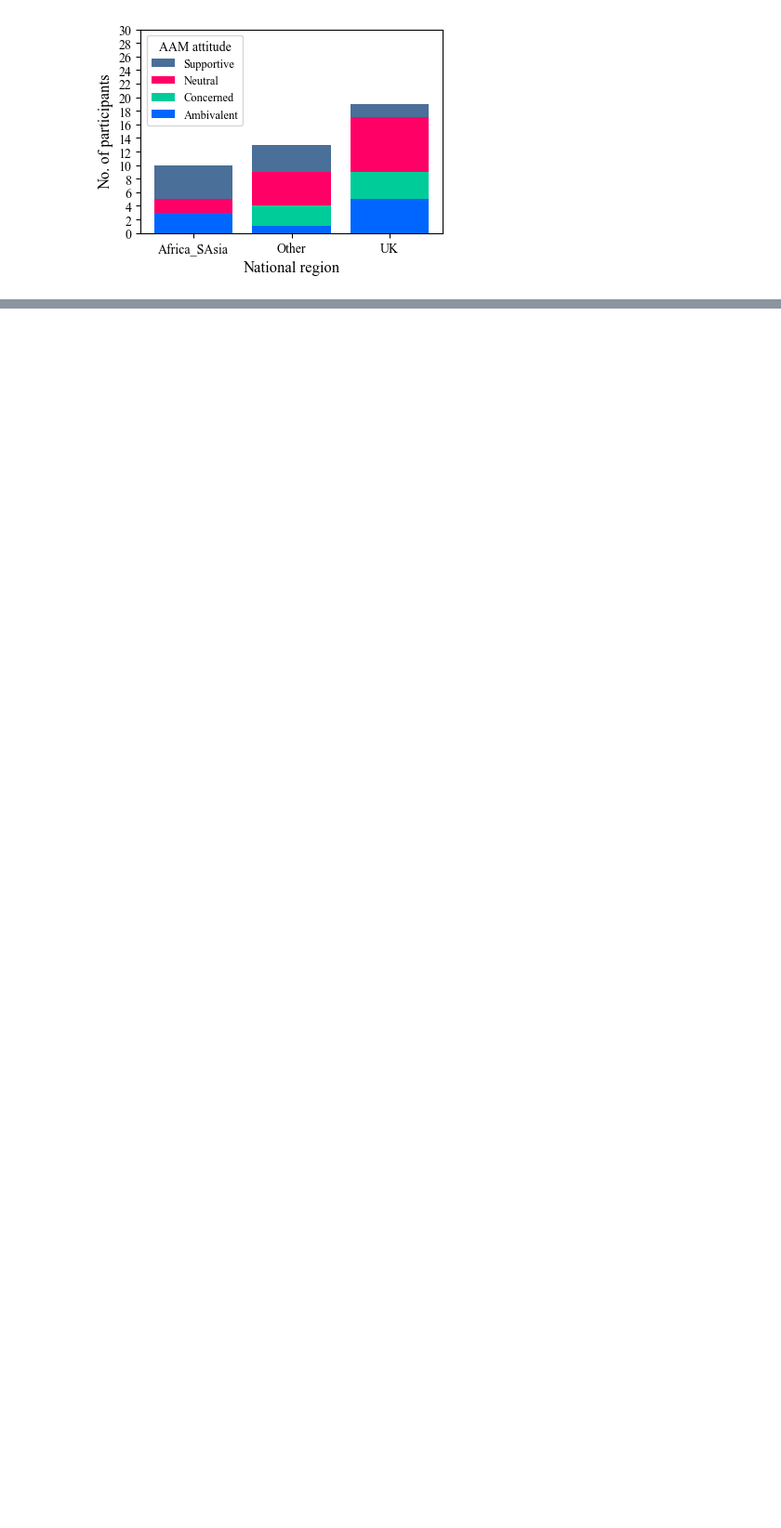
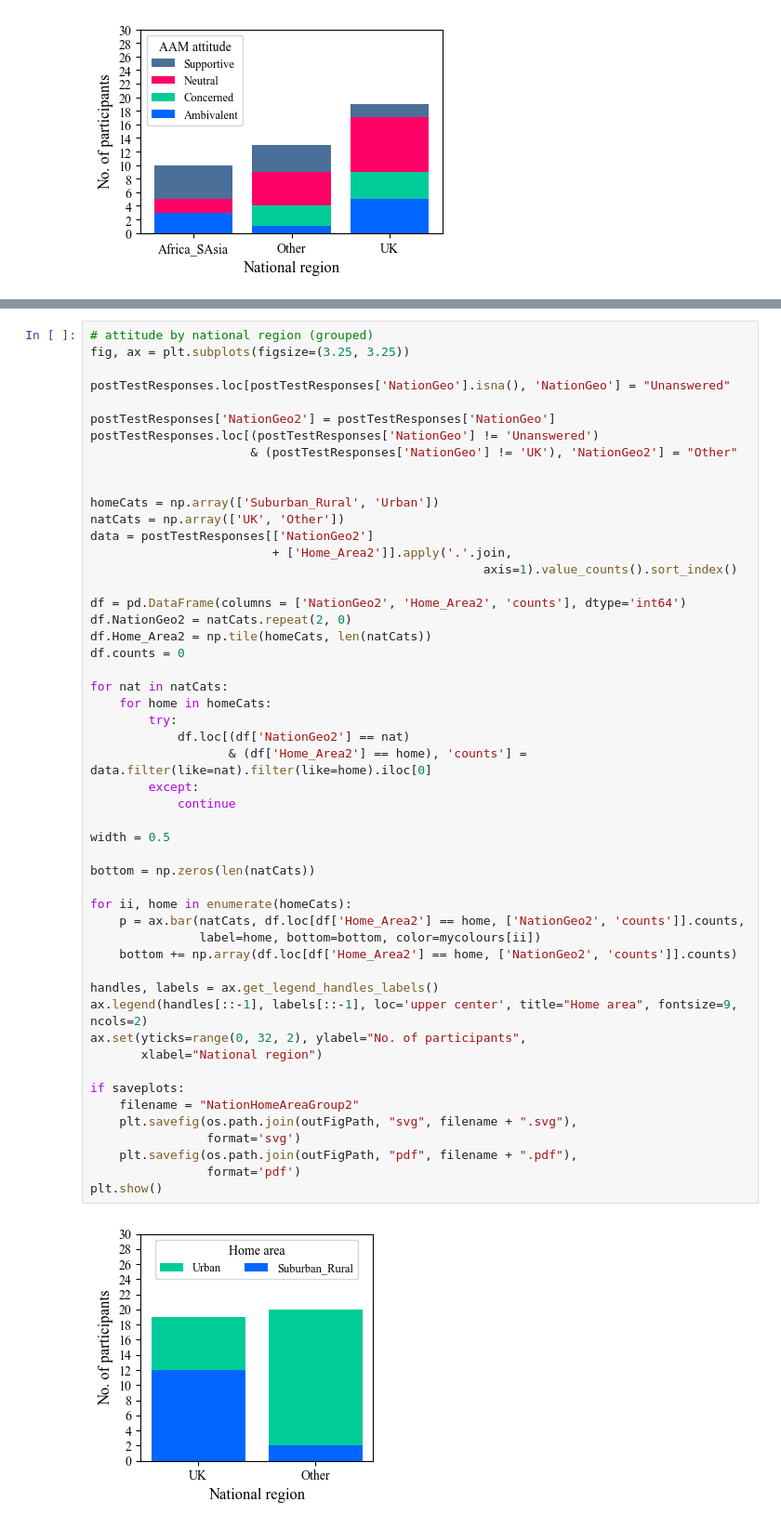
Before and after one commit to acoustics-code-salford/refmap-psychoacoustics, a Jupyter notebook: src/refmap_psychoacoustics/notebooks/refmap_listest1_analysis_EDA_check+sample.ipynb, the cells around one changed output, grey strips where cells are left out. Shown at 93% size. Drawn from its saved outputs; the diff is of its cells as text; blank space fills up the shorter version.

```diff
--- a/src/refmap_psychoacoustics/notebooks/refmap_listest1_analysis_EDA_check+sample.ipynb
+++ b/src/refmap_psychoacoustics/notebooks/refmap_listest1_analysis_EDA_check+sample.ipynb
@@ -1089,0 +1092,53 @@ plt.show()
+# %%
+# attitude by national region (grouped)
+fig, ax = plt.subplots(figsize=(3.25, 3.25))
+
+postTestResponses.loc[postTestResponses['NationGeo'].isna(), 'NationGeo'] = "Unanswered"
+
+postTestResponses['NationGeo2'] = postTestResponses['NationGeo']
+postTestResponses.loc[(postTestResponses['NationGeo'] != 'Unanswered')
+                      & (postTestResponses['NationGeo'] != 'UK'), 'NationGeo2'] = "Other"
+
+
+homeCats = np.array(['Suburban_Rural', 'Urban'])
+natCats = np.array(['UK', 'Other'])
+data = postTestResponses[['NationGeo2']
+                         + ['Home_Area2']].apply('.'.join,
+                                                      axis=1).value_counts().sort_index()
+
+df = pd.DataFrame(columns = ['NationGeo2', 'Home_Area2', 'counts'], dtype='int64')
+df.NationGeo2 = natCats.repeat(2, 0)
+df.Home_Area2 = np.tile(homeCats, len(natCats))
+df.counts = 0
+
+for nat in natCats:
+    for home in homeCats:
+        try:
+            df.loc[(df['NationGeo2'] == nat)
+                   & (df['Home_Area2'] == home), 'counts'] = data.filter(like=nat).filter(like=home).iloc[0]
+        except:
+            continue
+
+width = 0.5
+
+bottom = np.zeros(len(natCats))
+
+for ii, home in enumerate(homeCats):
+    p = ax.bar(natCats, df.loc[df['Home_Area2'] == home, ['NationGeo2', 'counts']].counts,
+               label=home, bottom=bottom, color=mycolours[ii])
+    bottom += np.array(df.loc[df['Home_Area2'] == home, ['NationGeo2', 'counts']].counts)
+
+handles, labels = ax.get_legend_handles_labels()
+ax.legend(handles[::-1], labels[::-1], loc='upper center', title="Home area", fontsize=9, ncols=2)
+ax.set(yticks=range(0, 32, 2), ylabel="No. of participants",
+       xlabel="National region")
+
+if saveplots:
+    filename = "NationHomeAreaGroup2"
+    plt.savefig(os.path.join(outFigPath, "svg", filename + ".svg"),
+                format='svg')
+    plt.savefig(os.path.join(outFigPath, "pdf", filename + ".pdf"),
+                format='pdf')
+plt.show()
+# %% [output]
+[figure, added]
```
Also changed, not shown: parts of 13 cells of this notebook, 5 other files.
